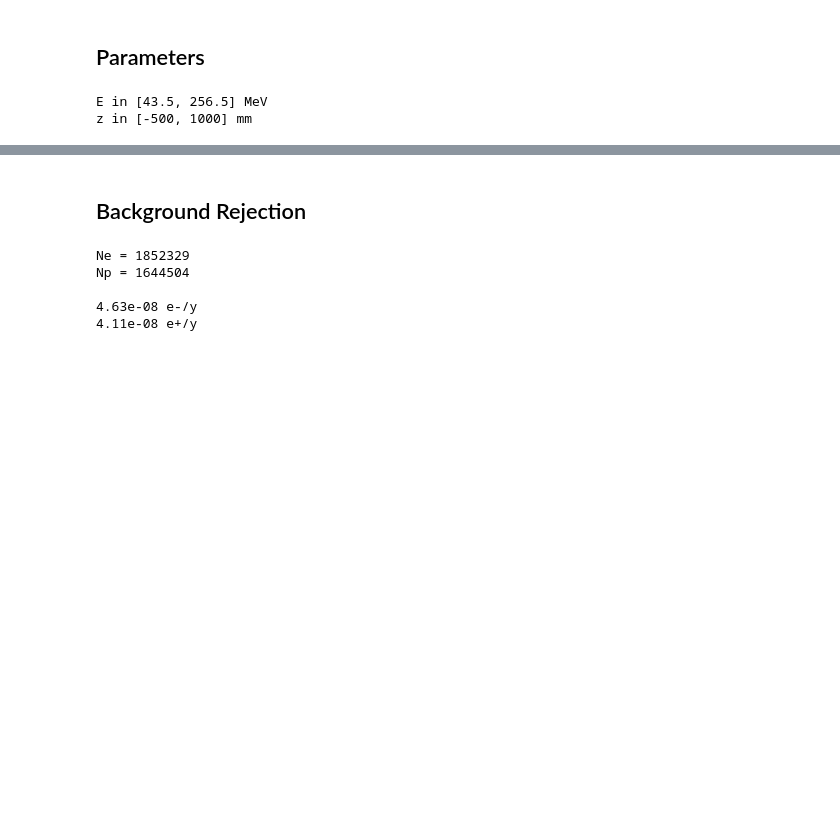
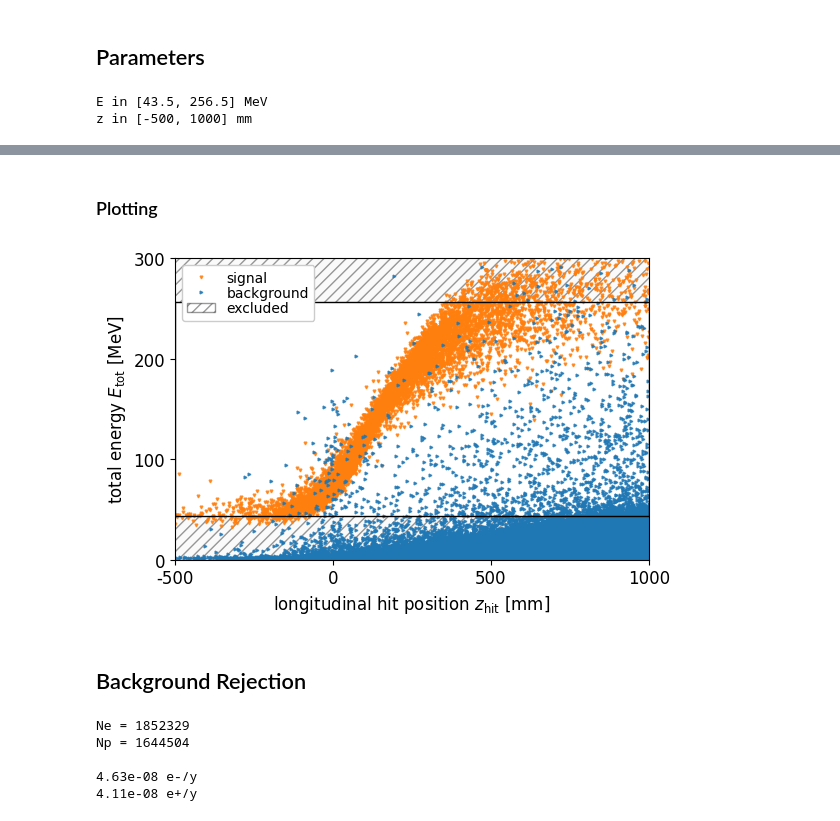
Before and after one commit to ivoschulthess/trueMuonium, a Jupyter notebook: analysis.ipynb, the cells around one changed output, grey strips where cells are left out. Cells and saved outputs as stored; diff of their text form; code cells hidden in the pictures; blank space fills up the shorter version.

Commit message:
added hit analysis for signal and background with event preselection

```diff
--- a/analysis.ipynb
+++ b/analysis.ipynb
@@ -17,6 +17,9 @@ muonMass_MeV = physical_constants['muon mass energy equivalent in MeV'][0]
 
 # electron mass in [MeV]
 electronMass_MeV = physical_constants['electron mass energy equivalent in MeV'][0]
+
+# speed of light in vacuum in [m/s]
+clight = physical_constants['speed of light in vacuum'][0]
 # %%
 reload(hf)
 # %% [output]
@@ -47,0 +162,15 @@ z in [-500, 1000] mm
+# %%
+# inner radius of the detector in [mm]
+detectorRadius = 150
+
+# calculate the hit positions in [mm]
+ele['hitX'], ele['hitY'], ele['hitZ'] = hf.forward_intersection(tm, ele, detectorRadius).T
+pos['hitX'], pos['hitY'], pos['hitZ'] = hf.forward_intersection(tm, pos, detectorRadius).T
+
+# mask for energy threshold
+ele['maskE'] = (ele.Etot>E_th_min) & (ele.Etot<E_th_max)
+pos['maskE'] = (pos.Etot>E_th_min) & (pos.Etot<E_th_max)
+
+# mask for longitudinal position cut
+ele['maskZ'] = (ele.hitZ>z_th_min) & (ele.hitZ<z_th_max)
+pos['maskZ'] = (pos.hitZ>z_th_min) & (pos.hitZ<z_th_max)
@@ -48,3 +218,32 @@ z in [-500, 1000] mm
+# %% [markdown]
+### Plotting
+# %%
+with plt.rc_context(hf.regu):
+
+    fig, ax = plt.subplots()
+
+    ax.plot(ele.hitZ, ele.Etot, 'C1v', ms=2, alpha=0.8, label='signal')
+    ax.plot(pos.hitZ, pos.Etot, 'C1v', ms=2, alpha=0.8)
+
+    ax.plot(eleBG.z, eleBG.Etot, 'C0>', ms=2, alpha=0.8, label='background')
+    ax.plot(posBG.z, posBG.Etot, 'C0>', ms=2, alpha=0.8)
+
+    xtick = [-500, 0, 500, 1000]
+    ytick = [0, 100, 200, 300]
+    ax.set(xlim=(-500,1000), ylim=(0,photonEnergy), xticks=xtick, xticklabels=xtick, yticks=ytick, yticklabels=ytick)
+
+    hf.add_hatched_exclusion(ax, x0=z_th_min, x1=z_th_max, y0=E_th_min, y1=E_th_max, hatch='///', label='excluded')
+
+    ax.legend(loc='upper left')
+    ax.set(xlabel=r'longitudinal hit position $z_\text{hit}$ [mm]', ylabel=r'total energy $E_\text{tot}$ [MeV]')
+
+    fig.tight_layout()
+    fig.savefig('plots/eventPreselection.png', dpi=300)
+    fig.savefig('plots/eventPreselection.pdf')
+
+    plt.show()
+# %% [output]
+[figure, added]
 # %% [markdown]
 ## Background Rejection
 # %%
```
Also changed, not shown: parts of 12 cells of this notebook, 3 other files.
